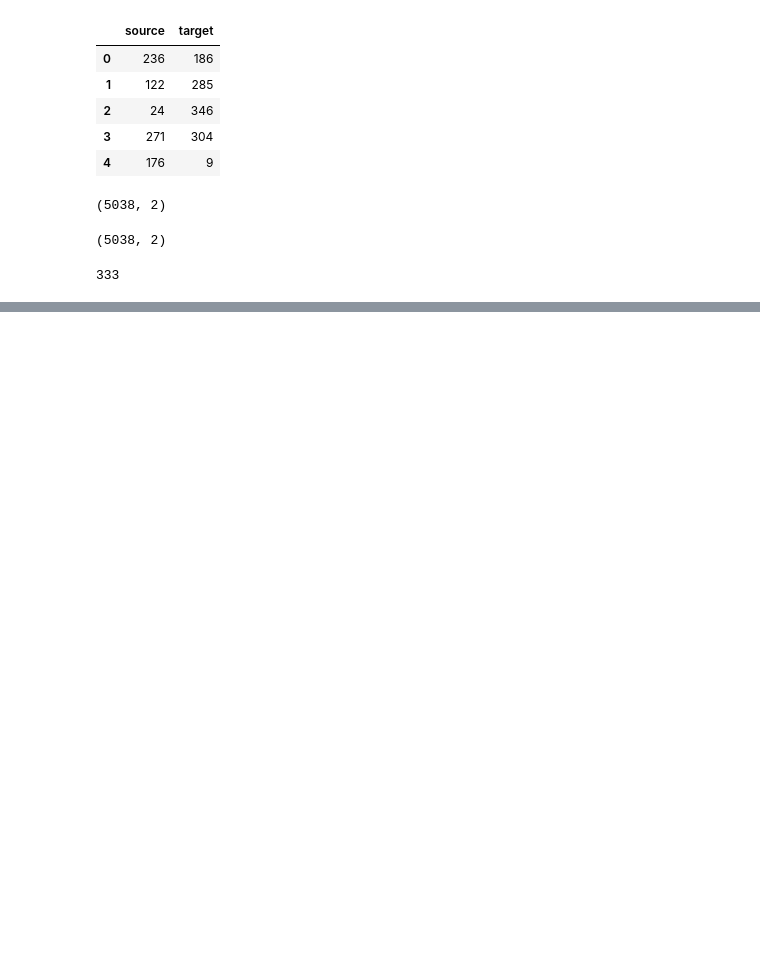
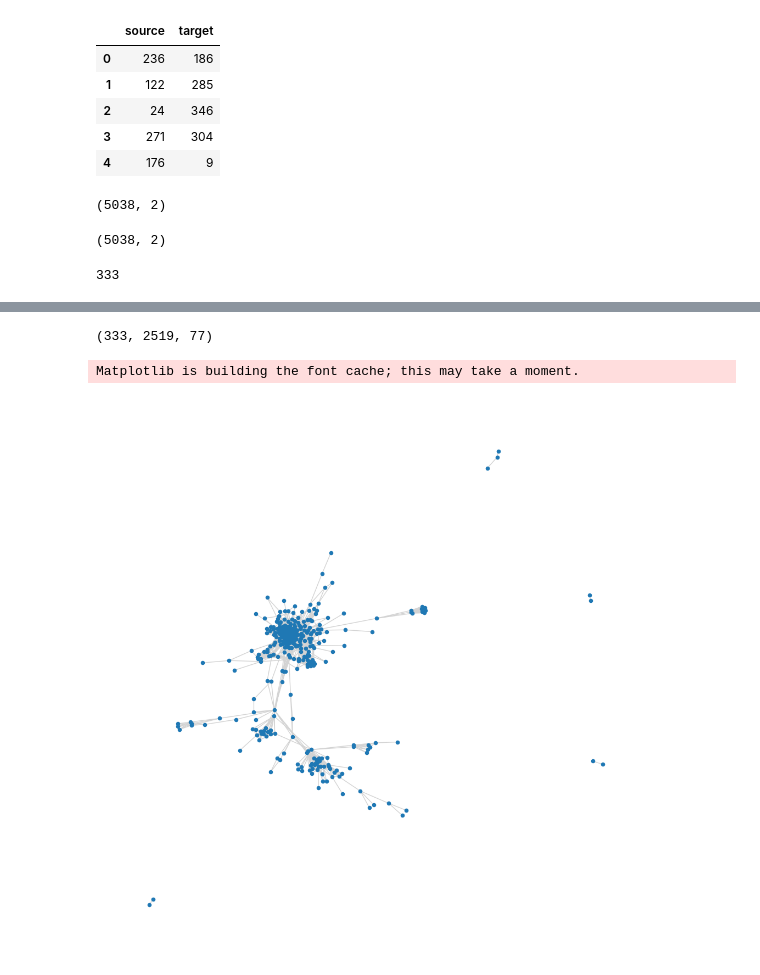
Before and after one commit to missmadam1881-oss/SNA-Tool, a Jupyter notebook: notebooks/01_data_exploration.ipynb, the cells around one changed output, grey strips where cells are left out. Cells and saved outputs as stored; diff of their text form; code cells hidden in the pictures; blank space fills up the shorter version.

Commit message:
Installed matplotlib and completed network visualisation

```diff
--- a/notebooks/01_data_exploration.ipynb
+++ b/notebooks/01_data_exploration.ipynb
@@ -44,0 +74,34 @@ len(nodes)
+# %%
+G = nx.from_pandas_edgelist(edges, source="source", target="target")
+# %%
+# — Calculate basic graph statistics
+# G.number_of_nodes() shows how many unique users are in the network.
+# G.number_of_edges() shows how many friendship connections exist.
+# nx.degree(G) gives the number of connections each user has.
+# max(dict(nx.degree(G)).values()) finds the highest degree (most connected user).
+# These statistics help us understand the size and structure of the network.
+num_nodes = G.number_of_nodes()
+num_edges = G.number_of_edges()
+degrees = dict(G.degree())
+max_degree = max(degrees.values())
+
+num_nodes, num_edges, max_degree
+# %% [output]
+(333, 2519, 77)
+# %%
+# — Visualise the network using NetworkX
+# nx.spring_layout(G) calculates positions for each node so the graph looks readable.
+# plt.figure() creates a blank canvas for the plot.
+# nx.draw() draws the nodes and edges of the network.
+# node_size controls how big each user appears.
+# edge_color sets the colour of the connections.
+# This visualisation helps us see the structure of the ego network.
+import matplotlib.pyplot as plt
+
+pos = nx.spring_layout(G)
+plt.figure(figsize=(10, 10))
+nx.draw(G, pos, node_size=20, edge_color="lightgray")
+plt.show()
+# %% [output]
+Matplotlib is building the font cache; this may take a moment.
+[figure, added]
```
Also changed, not shown: parts of 2 cells of this notebook.
